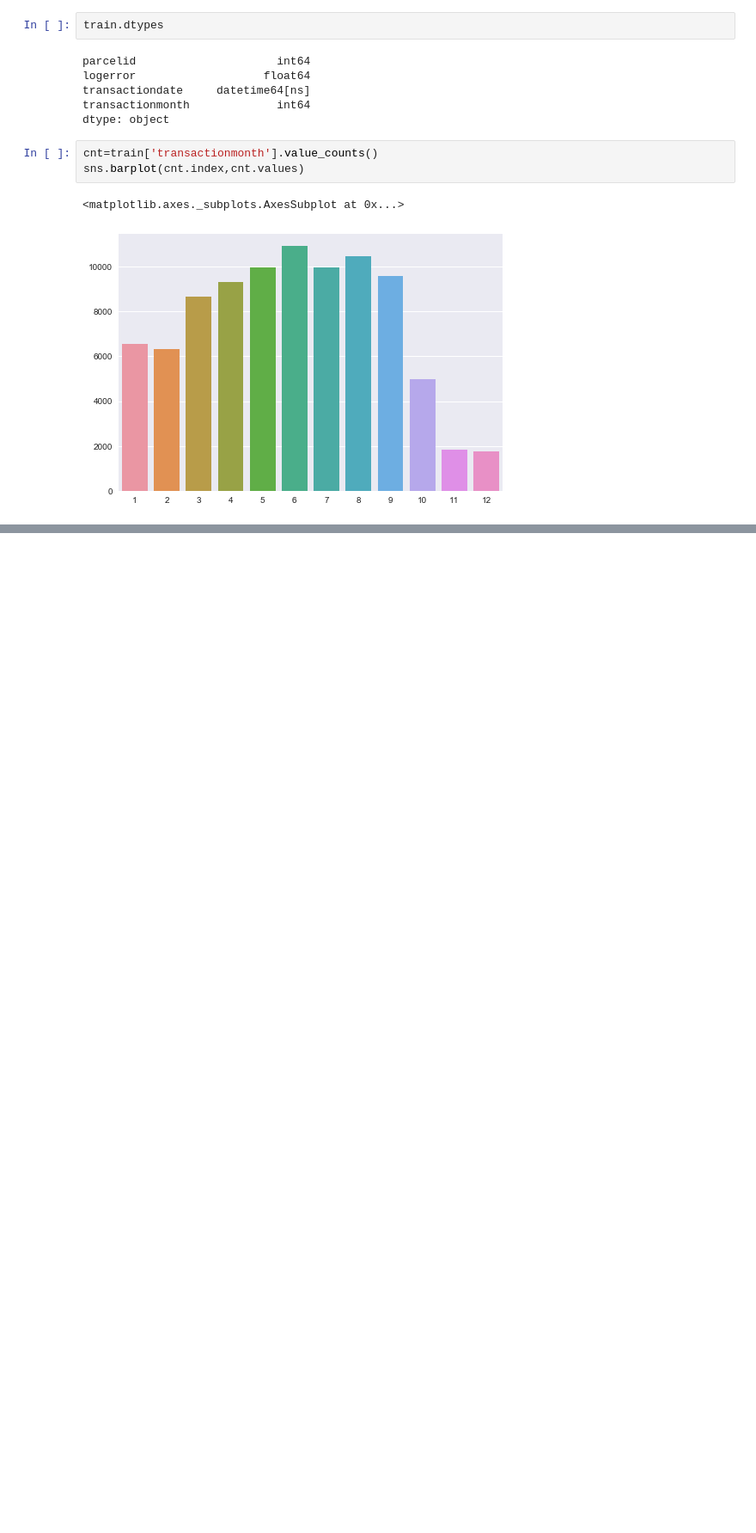
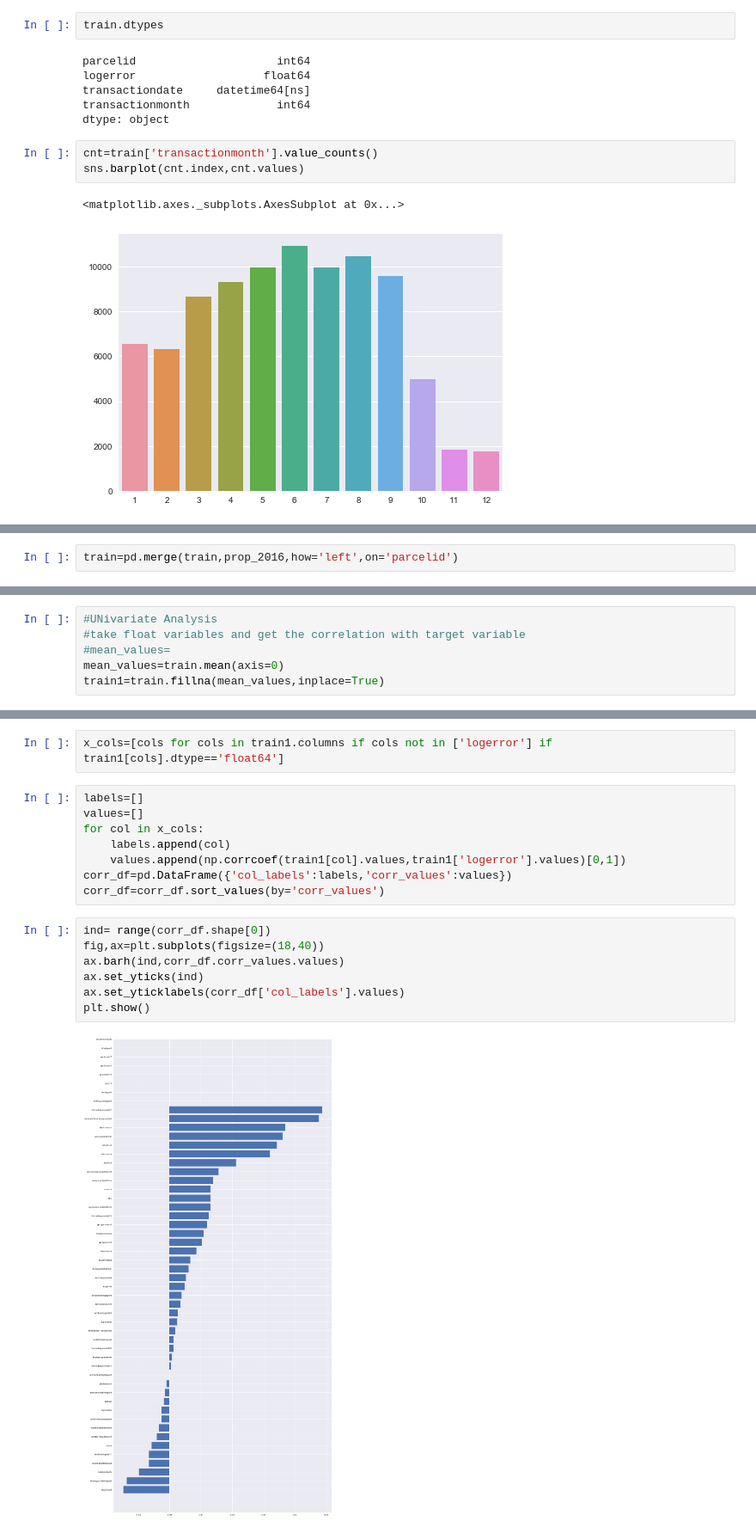
Before and after one commit to prabha-git/kaggle, a Jupyter notebook: Zillow House Value prediction/Simple Exploration Notebook - Zillow Prize.ipynb, the cells around one changed output, grey strips where cells are left out. Shown at 86% size. Cells and saved outputs as stored; diff of their text form; blank space fills up the shorter version.

```diff
--- a/Zillow House Value prediction/Simple Exploration Notebook - Zillow Prize.ipynb
+++ b/Zillow House Value prediction/Simple Exploration Notebook - Zillow Prize.ipynb
@@ -60,0 +93,2 @@ sns.barplot(cnt.index,cnt.values)
+# %%
+train=pd.merge(train,prop_2016,how='left',on='parcelid')
@@ -60,0 +117,6 @@ sns.barplot(cnt.index,cnt.values)
+# %%
+#UNivariate Analysis
+#take float variables and get the correlation with target variable
+#mean_values=
+mean_values=train.mean(axis=0)
+train1=train.fillna(mean_values,inplace=True)
@@ -60,0 +142,19 @@ sns.barplot(cnt.index,cnt.values)
+# %%
+x_cols=[cols for cols in train1.columns if cols not in ['logerror'] if train1[cols].dtype=='float64']
+# %%
+labels=[]
+values=[]
+for col in x_cols:
+    labels.append(col)
+    values.append(np.corrcoef(train1[col].values,train1['logerror'].values)[0,1])
+corr_df=pd.DataFrame({'col_labels':labels,'corr_values':values})
+corr_df=corr_df.sort_values(by='corr_values')
+# %%
+ind= range(corr_df.shape[0])
+fig,ax=plt.subplots(figsize=(18,40))
+ax.barh(ind,corr_df.corr_values.values)
+ax.set_yticks(ind)
+ax.set_yticklabels(corr_df['col_labels'].values)
+plt.show()
+# %% [output]
+[figure, added]
```
Also changed, not shown: parts of 12 cells of this notebook.
